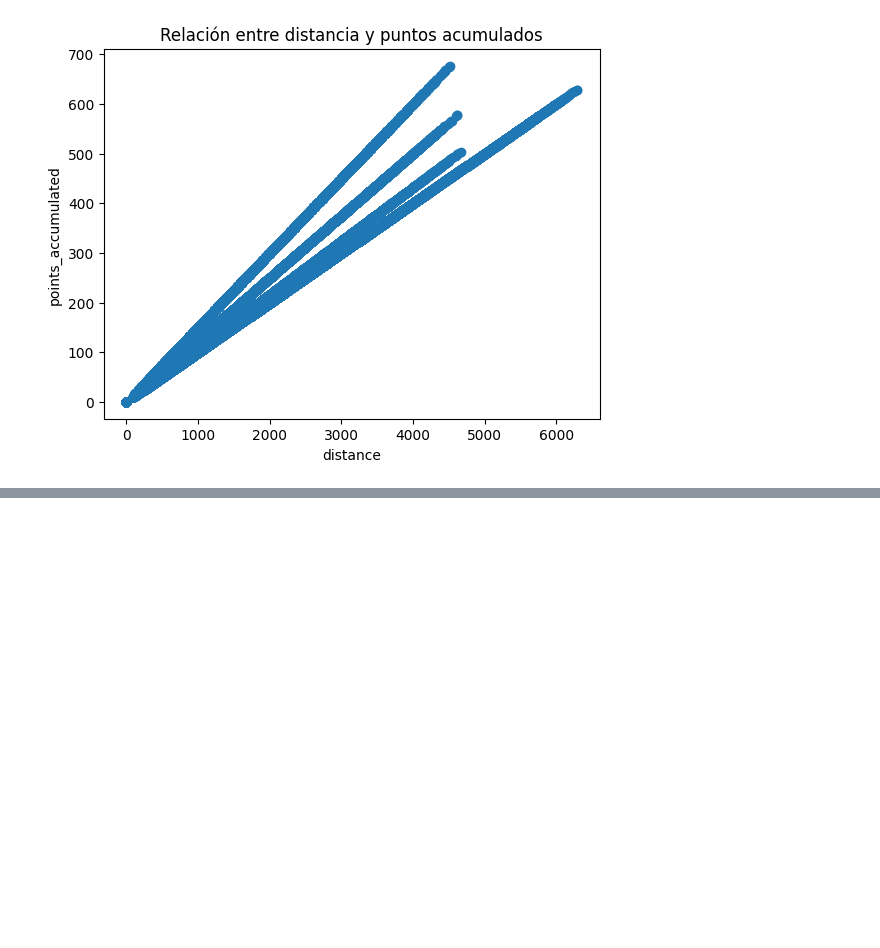
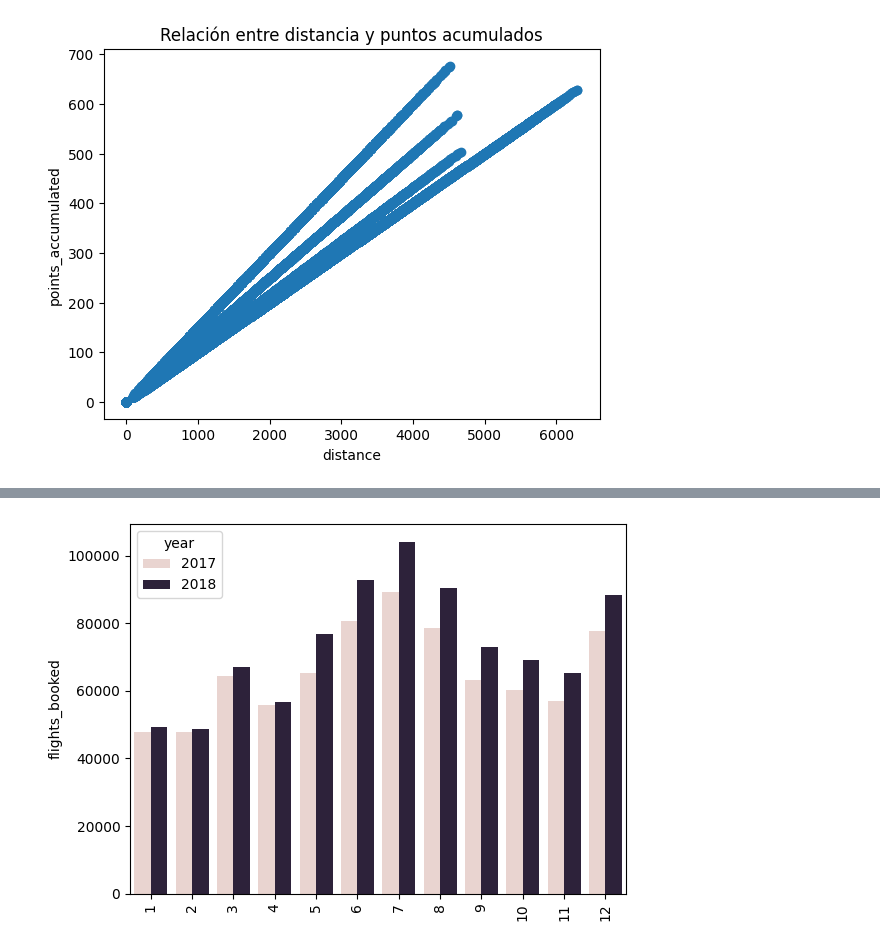
Before and after one commit to Adalab/bda-modulo-3-evaluacion-final-anitaromero25-bot, a Jupyter notebook: evaluacion_mod3_ana_romero_valderrama.ipynb, the cells around one changed output, grey strips where cells are left out. Cells and saved outputs as stored; diff of their text form; code cells hidden in the pictures; blank space fills up the shorter version.

```diff
--- a/evaluacion_mod3_ana_romero_valderrama.ipynb
+++ b/evaluacion_mod3_ana_romero_valderrama.ipynb
@@ -742,0 +738,4 @@ plt.show()
+# %%
+# ¿ CÓMO SE DISTRIBUYE LA CANTIDAD DE VUELOS RESERVADOS POR MES DURANTE EL AÑO
+df_vuelos_reserv = df_merge.groupby(['year','month'])['flights_booked'].sum().reset_index()
+df_vuelos_reserv
@@ -742,0 +760,7 @@ plt.show()
+# %%
+# grafica 1
+sns.barplot(x = "month", y = "flights_booked", hue ='year', data = df_vuelos_reserv)
+plt.xticks(rotation = 90)
+plt.xlabel("");
+# %% [output]
+[figure, added]
```
Also changed, not shown: parts of 13 cells of this notebook.
